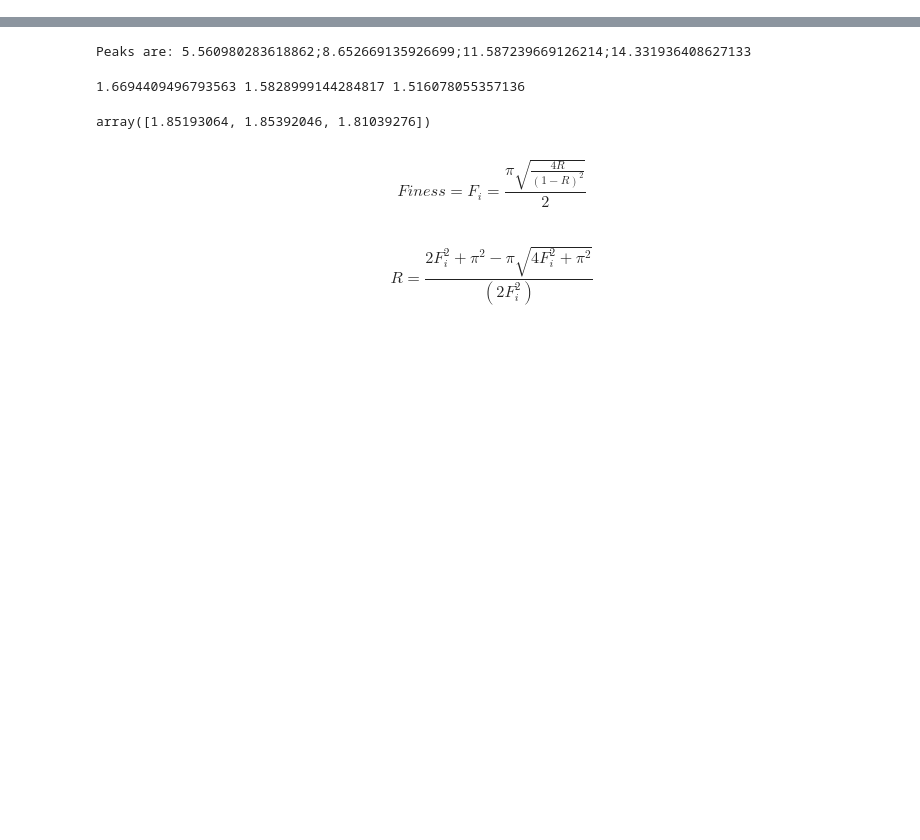
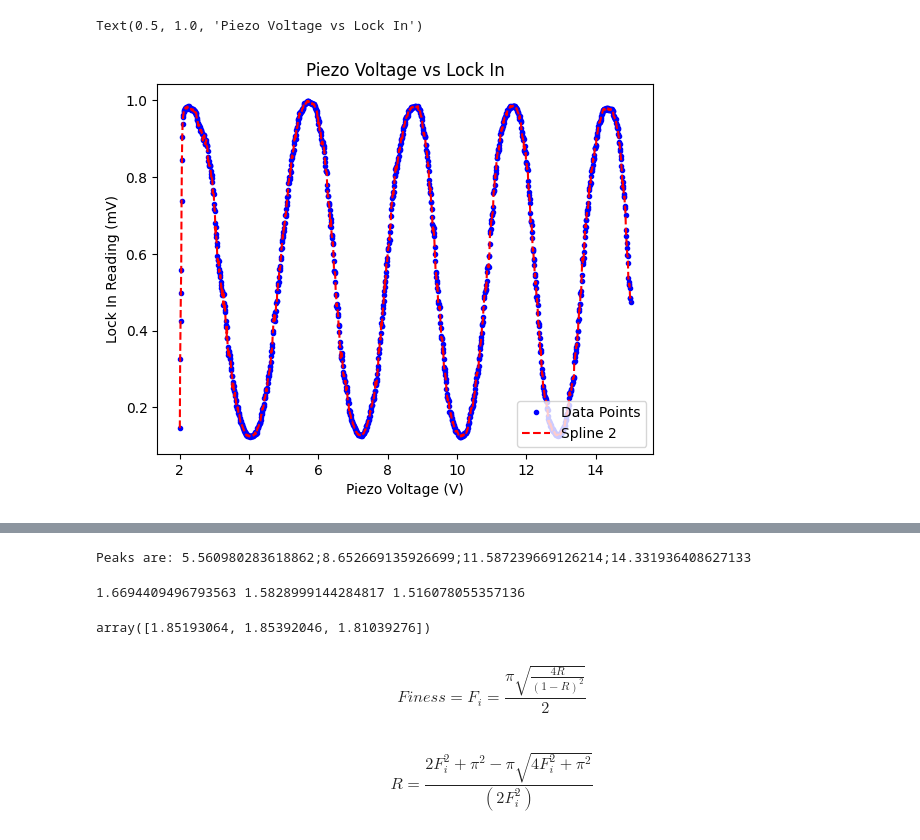
Before and after one commit to cwru-robin/Phys301, a Jupyter notebook: Inferometer/Anylisis.ipynb, the cells around one changed output, grey strips where cells are left out. Cells and saved outputs as stored; diff of their text form; code cells hidden in the pictures; blank space fills up the shorter version.

```diff
--- a/Inferometer/Anylisis.ipynb
+++ b/Inferometer/Anylisis.ipynb
@@ -7,4 +7,12 @@ import scipy.optimize as opt
 s1f1=np.loadtxt(open("FP_set1_trail1.csv", "rb"), delimiter=",")
 s1f1[1]=s1f1[1]*1000
 splines1f1= inter.InterpolatedUnivariateSpline(s1f1[0],s1f1[1],k=5)
+
+s1f2=np.loadtxt(open("FP_set1_trail2.csv", "rb"), delimiter=",")
+s1f2[1]=s1f2[1]*1000
+splines1f2= inter.InterpolatedUnivariateSpline(s1f2[0],s1f2[1],k=5)
+
+s1f3=np.loadtxt(open("FP_set1_trail3.csv", "rb"), delimiter=",")
+s1f3[1]=s1f3[1]*1000
+splines1f3= inter.InterpolatedUnivariateSpline(s1f3[0],s1f3[1],k=5)
 # %%
@@ -22,0 +30,12 @@ Text(0.5, 1.0, 'Piezo Voltage vs Lock In')
+# %%
+fig = plt.figure()
+ax = fig.add_subplot(111)
+ax.plot(s1f2[0],s1f2[1], 'b.', label="Data Points")
+ax.plot(s1f2[0],splines1f2(s1f2[0]),'r--', label="Spline 2")
+ax.set_xlabel("Piezo Voltage (V)")
+ax.set_ylabel("Lock In Reading (mV)")
+ax.legend(loc=4)
+ax.set_title("Piezo Voltage vs Lock In")
+# %% [output]
+Text(0.5, 1.0, 'Piezo Voltage vs Lock In')
+[figure, added]
```
Also changed, not shown: parts of 5 cells of this notebook.
